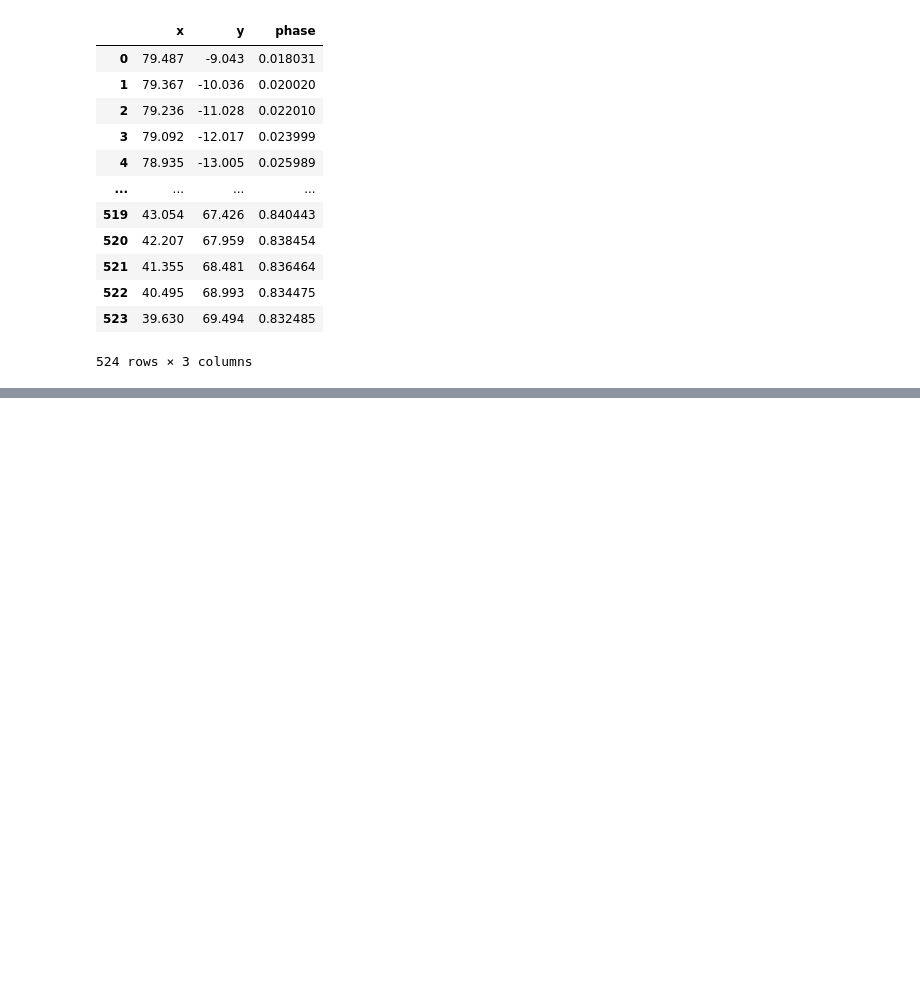
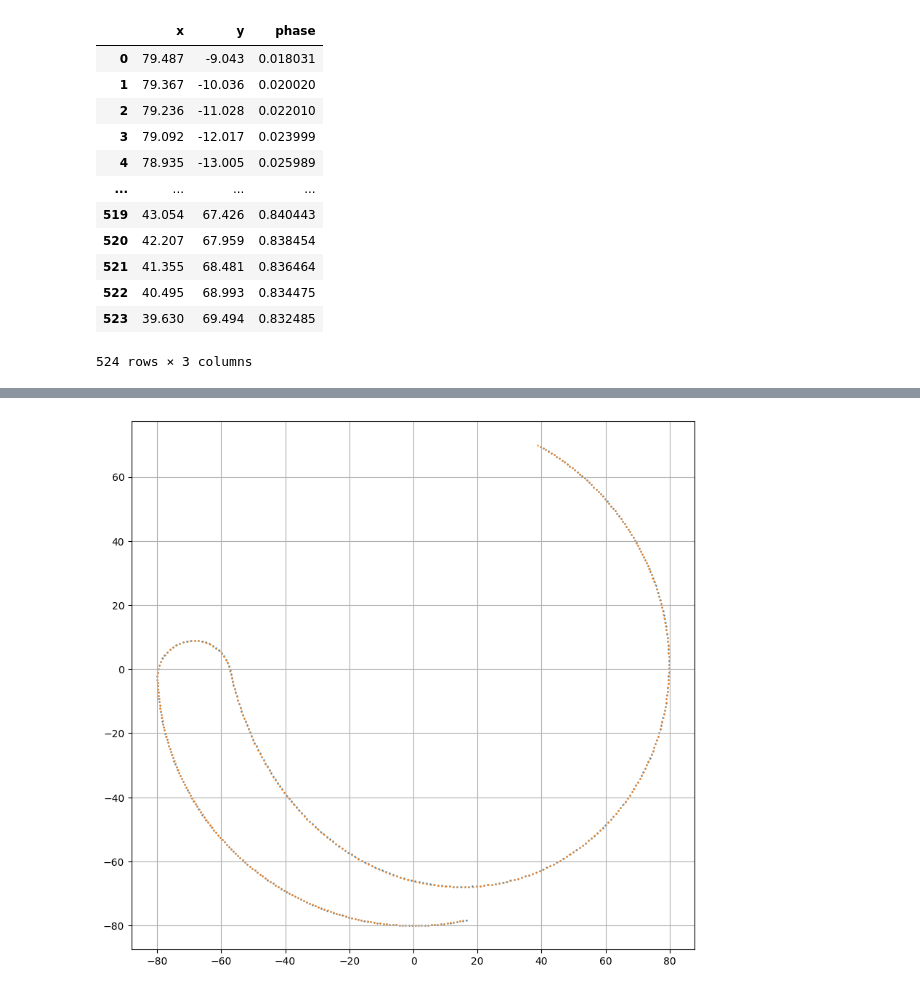
Before and after one commit to hemisemidemipresent/ace, a Jupyter notebook: data.ipynb, the cells around one changed output, grey strips where cells are left out. Cells and saved outputs as stored; diff of their text form; code cells hidden in the pictures; blank space fills up the shorter version.

```diff
--- a/data.ipynb
+++ b/data.ipynb
@@ -49,3 +58,25 @@ def constrain_to_pi(angle):
+# %%
+def display(dfs, size=10):
+    plt.figure(figsize=(size,size))
+    for df in dfs:
+        plt.scatter(df['x'], df['y'], s=.5)
+    plt.gca().set_aspect('equal')
+    plt.grid()
+    plt.show()
+
+def velocity(dfs, size=10):
+    fig = plt.figure(figsize=(size,size))
+    ax = fig.add_subplot(1, 1, 1)
+    ax.set_yticks(np.arange(0.9, 1.5, 0.05))
+    ax.set_yticks(np.arange(0.9, 1.5, 0.025), minor=True)
+    ax.grid(visible=True, which='both')
+    for df in dfs:
+        v = []
+        for i in range(df.shape[0]-1):
+            prev = df.iloc[i]
+            curr = df.iloc[i+1]
+            v.append(np.sqrt((prev['x']-curr['x'])**2 + (prev['y']-curr['y'])**2))
+        ax.plot(v)
 # %%
 reverse = pd.read_csv('reverse.csv')
 reverse
@@ -63,21 +94,3 @@ reverse
 | 522 | 40.495 | 68.993 | 0.834475 |
 | 523 | 39.630 | 69.494 | 0.832485 |
 524 rows × 3 columns
-# %%
-x_offset = 80 - reverse['x'].max()
-y_offset = -80 - reverse['y'].min()
-reverse['x'] = reverse['x'] + x_offset
-reverse['y'] = reverse['y'] + y_offset
-# %%
-v = []
-for i in range(reverse.shape[0]-1):
-    prev = reverse.iloc[i]
-    curr = reverse.iloc[i+1]
-    v.append(np.sqrt((prev['x']-curr['x'])**2 + (prev['y']-curr['y'])**2))
-
-fig = plt.figure(figsize=(10,5))
-ax = fig.add_subplot(1, 1, 1)
-ax.set_yticks(np.arange(0.9, 1.5, 0.05))
-ax.set_yticks(np.arange(0.9, 1.5, 0.025), minor=True)
-ax.grid(visible=True, which='both')
-ax.plot(v)
@@ -86,0 +155,4 @@ ax.plot(v)
+# %%
+display([reverse[100:],predicted[100:]])
+# %% [output]
+[figure, added]
```
Also changed, not shown: parts of 18 cells of this notebook, 9 other files.
